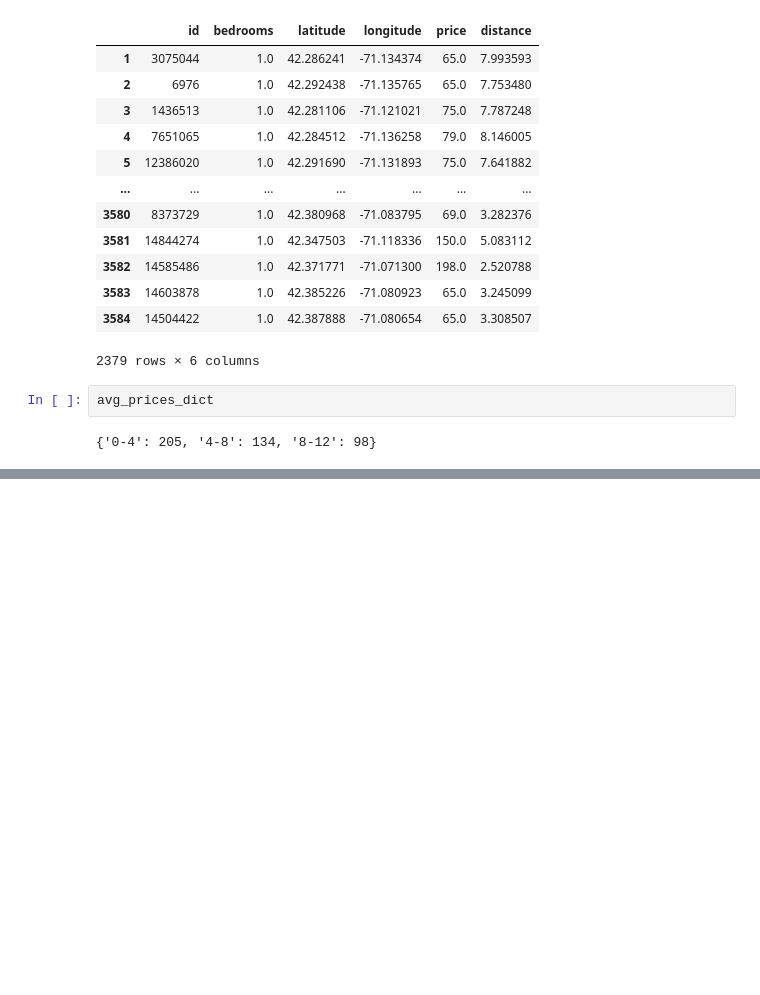
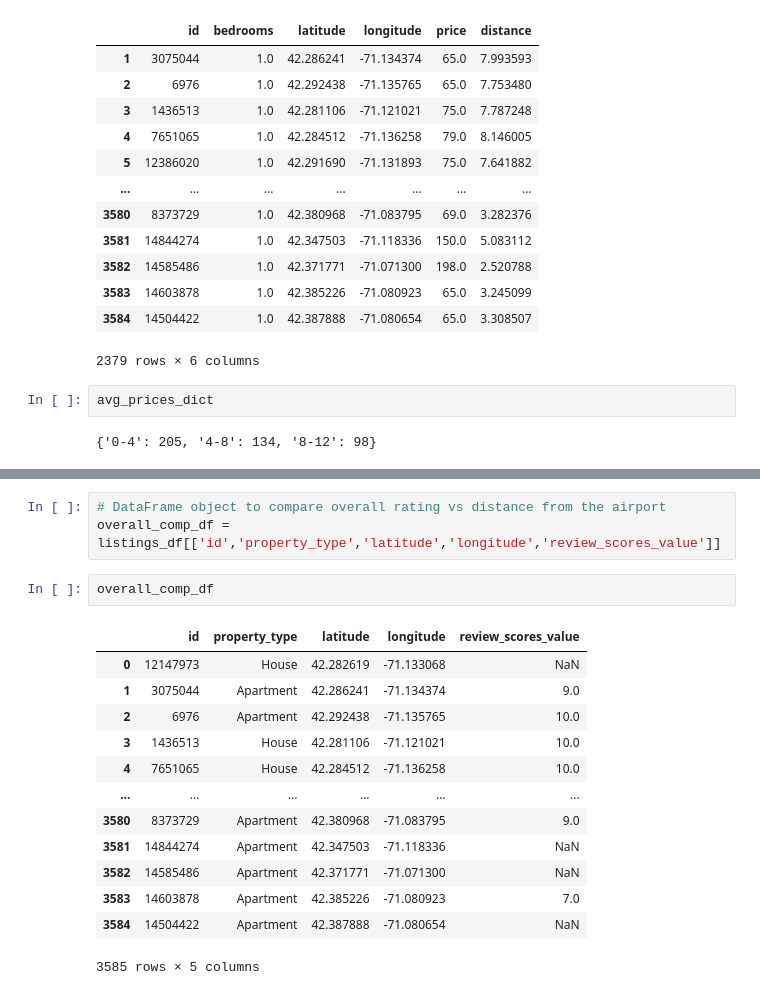
Before and after one commit to sujanshahi050/Data-Science-Projects, a Jupyter notebook: Data Science Blog/Location Based Analysis of properties in Boston.ipynb, the cells around one changed output, grey strips where cells are left out. Drawn from its saved outputs; the diff is of its cells as text; blank space fills up the shorter version.

```diff
--- a/Data Science Blog/Location Based Analysis of properties in Boston.ipynb
+++ b/Data Science Blog/Location Based Analysis of properties in Boston.ipynb
@@ -475,0 +577,19 @@ plt.show()
+# %%
+# DataFrame object to compare overall rating vs distance from the airport
+overall_comp_df = listings_df[['id','property_type','latitude','longitude','review_scores_value']]
+# %%
+overall_comp_df
+# %% [output]
+|  | id | property_type | latitude | longitude | review_scores_value |
+| 0 | 12147973 | House | 42.282619 | -71.133068 | NaN |
+| 1 | 3075044 | Apartment | 42.286241 | -71.134374 | 9.0 |
+| 2 | 6976 | Apartment | 42.292438 | -71.135765 | 10.0 |
+| 3 | 1436513 | House | 42.281106 | -71.121021 | 10.0 |
+| 4 | 7651065 | House | 42.284512 | -71.136258 | 10.0 |
+| ... | ... | ... | ... | ... | ... |
+| 3580 | 8373729 | Apartment | 42.380968 | -71.083795 | 9.0 |
+| 3581 | 14844274 | Apartment | 42.347503 | -71.118336 | NaN |
+| 3582 | 14585486 | Apartment | 42.371771 | -71.071300 | NaN |
+| 3583 | 14603878 | Apartment | 42.385226 | -71.080923 | 7.0 |
+| 3584 | 14504422 | Apartment | 42.387888 | -71.080654 | NaN |
+3585 rows × 5 columns
```
Also changed, not shown: parts of 25 cells of this notebook, 10 other files.
